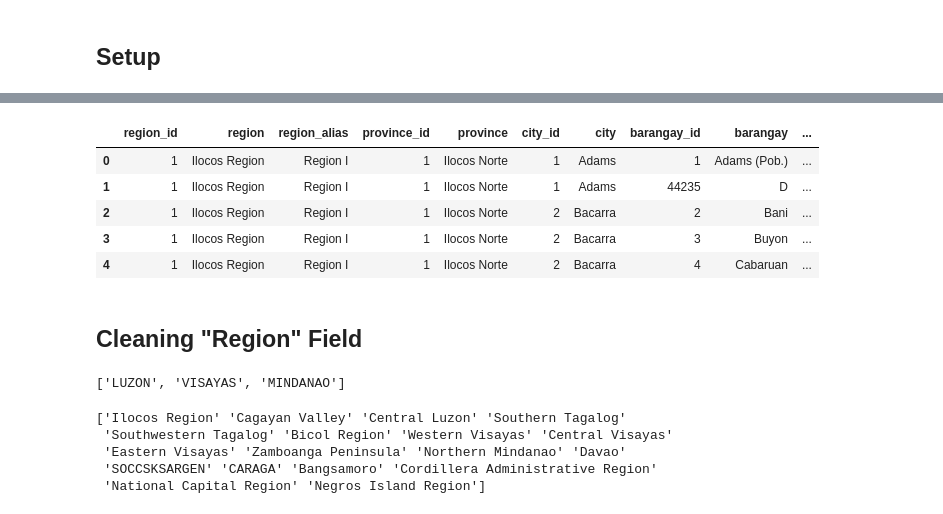
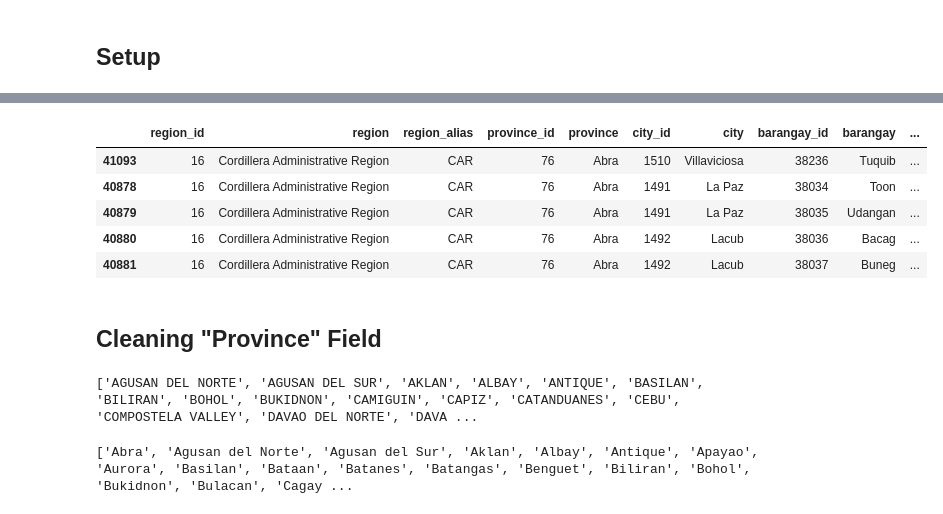
Before and after one commit to caremin-tech/ph-mapping, a Jupyter notebook: data_cleaning_workstream/data_cleaning_workbook.ipynb, the cells around one changed output, grey strips where cells are left out. Cells and saved outputs as stored; diff of their text form; code cells hidden in the pictures.

```diff
--- a/data_cleaning_workstream/data_cleaning_workbook.ipynb
+++ b/data_cleaning_workstream/data_cleaning_workbook.ipynb
@@ -20,31 +70,34 @@ ssot_df.head()
 # %%
-# pulling in our unclean data that needs to be matched to the geo data in the ssot_df
-unclean_base_df = pd.read_csv(filepath_or_buffer='raw_data/original_locations.csv')
+# pulling in our unclean data that needs to be matched to the geo data in the ssot_df...
+# sorting by province just as the ssot df is, for convenience
+unclean_base_df = (
+    pd.read_csv(filepath_or_buffer="raw_data/original_locations.csv")
+    .clean_names()
+    .sort_values("province")
+)
 
 # taking a peek at our data
 unclean_base_df.head()
 # %% [output]
 |  | region_id | region | region_alias | province_id | province | city_id | city | barangay_id | barangay | ... |
-| 0 | 1 | Ilocos Region | Region I | 1 | Ilocos Norte | 1 | Adams | 1 | Adams (Pob.) | ... |
-| 1 | 1 | Ilocos Region | Region I | 1 | Ilocos Norte | 1 | Adams | 44235 | D | ... |
-| 2 | 1 | Ilocos Region | Region I | 1 | Ilocos Norte | 2 | Bacarra | 2 | Bani | ... |
-| 3 | 1 | Ilocos Region | Region I | 1 | Ilocos Norte | 2 | Bacarra | 3 | Buyon | ... |
-| 4 | 1 | Ilocos Region | Region I | 1 | Ilocos Norte | 2 | Bacarra | 4 | Cabaruan | ... |
+| 41093 | 16 | Cordillera Administrative Region | CAR | 76 | Abra | 1510 | Villaviciosa | 38236 | Tuquib | ... |
+| 40878 | 16 | Cordillera Administrative Region | CAR | 76 | Abra | 1491 | La Paz | 38034 | Toon | ... |
+| 40879 | 16 | Cordillera Administrative Region | CAR | 76 | Abra | 1491 | La Paz | 38035 | Udangan | ... |
+| 40880 | 16 | Cordillera Administrative Region | CAR | 76 | Abra | 1492 | Lacub | 38036 | Bacag | ... |
+| 40881 | 16 | Cordillera Administrative Region | CAR | 76 | Abra | 1492 | Lacub | 38037 | Buneg | ... |
 # %% [markdown]
-## Cleaning "Region" Field
+## Cleaning "Province" Field
+# %%
+# investigating unique values of province in the ssot data
+unique_clean_provincenames_list = [
+    x.upper() for x in ssot_df["province"].unique().tolist()
+]
+print(unique_clean_provincenames_list)
+# %% [output]
+['AGUSAN DEL NORTE', 'AGUSAN DEL SUR', 'AKLAN', 'ALBAY', 'ANTIQUE', 'BASILAN', 'BILIRAN', 'BOHOL', 'BUKIDNON', 'CAMIGUIN', 'CAPIZ', 'CATANDUANES', 'CEBU', 'COMPOSTELA VALLEY', 'DAVAO DEL NORTE', 'DAVA ...
 # %%
-# investigating unique values of region in the ssot data
-unique_clean_regionnames_list = ssot_df['region'].unique().tolist()
-print(unique_clean_regionnames_list)
+# investigating unique values of region in the unclean data
+unique_unclean_provincenames_list = unclean_base_df["province"].unique().tolist()
+print(unique_unclean_provincenames_list)
 # %% [output]
-['LUZON', 'VISAYAS', 'MINDANAO']
+['Abra', 'Agusan del Norte', 'Agusan del Sur', 'Aklan', 'Albay', 'Antique', 'Apayao', 'Aurora', 'Basilan', 'Bataan', 'Batanes', 'Batangas', 'Benguet', 'Biliran', 'Bohol', 'Bukidnon', 'Bulacan', 'Cagay ...
-# %%
-# investigating unique values of region in the unclean data
-unique_unclean_regionnames_arr = unclean_base_df['region'].unique()
-print(unique_unclean_regionnames_arr)
-# %% [output]
-['Ilocos Region' 'Cagayan Valley' 'Central Luzon' 'Southern Tagalog'
- 'Southwestern Tagalog' 'Bicol Region' 'Western Visayas' 'Central Visayas'
- 'Eastern Visayas' 'Zamboanga Peninsula' 'Northern Mindanao' 'Davao'
- 'SOCCSKSARGEN' 'CARAGA' 'Bangsamoro' 'Cordillera Administrative Region'
- 'National Capital Region' 'Negros Island Region']
```
Also changed, not shown: parts of 12 cells of this notebook, 2 other files.
